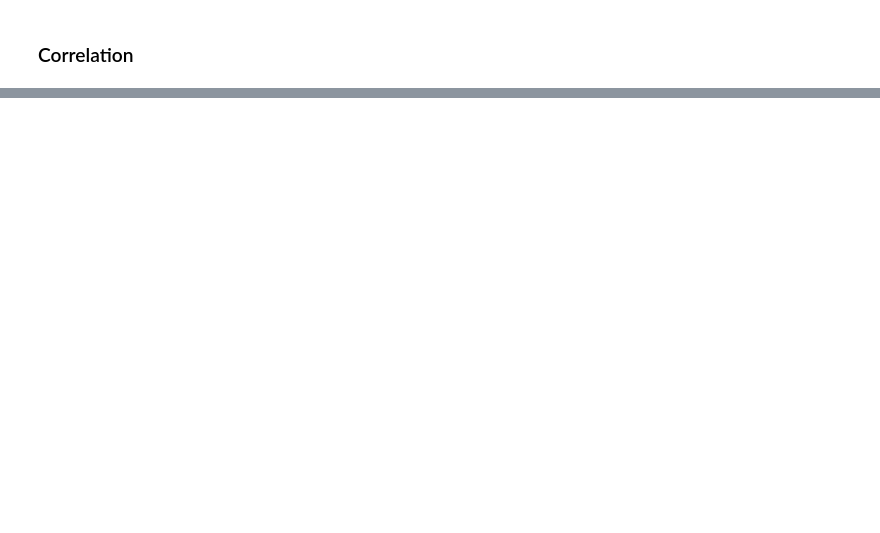
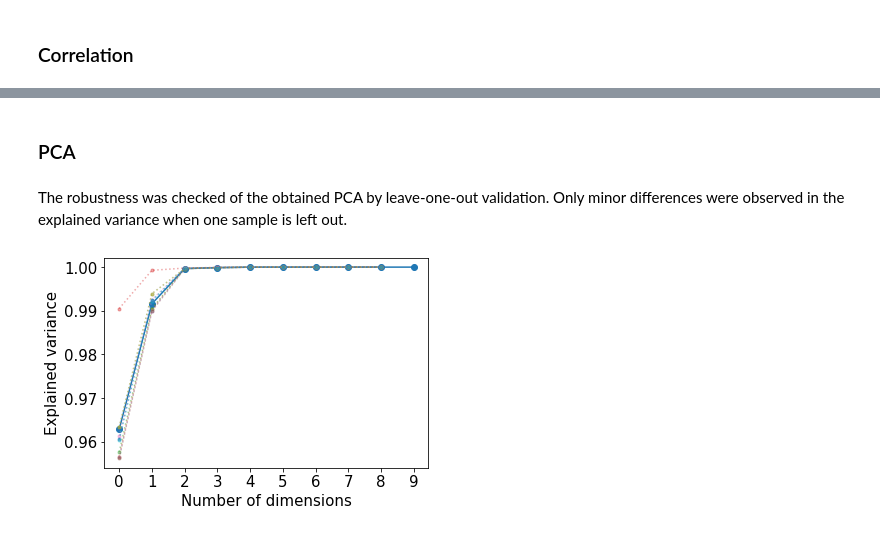
Before and after one commit to mirjamdebruin/impurity_profiling, a Jupyter notebook: impurity_profiling.ipynb, the cells around one changed output, grey strips where cells are left out. Cells and saved outputs as stored; diff of their text form; code cells hidden in the pictures; blank space fills up the shorter version.

```diff
--- a/impurity_profiling.ipynb
+++ b/impurity_profiling.ipynb
@@ -20,3 +22,4 @@ In the wide format, each row is an experiment.
 # %%
-long = pd.read_csv(f'data/Data_Fentanyl_All_Normalized.csv', sep=';', header=0)
+#All data in long list format
+long = pd.read_csv(f'./data.csv', sep=';', header=0)
 # %%
@@ -37,7 +38,9 @@ selected_long['Experiment'] = (
 )
 # %%
+#All data in wide list format
 selected_wide = selected_long.pivot_table(
     index=["Synthesis", "N", "Incubation", "Storage"],
     columns='Compound'
-).fillna(0)
+)
+selected_wide.fillna(0, inplace=True)
 # %%
@@ -122,14 +71,0 @@ We check robustness of the obtained PCA by leave-one-out validation. We observe
-# %%
-pca = PCA()
-pca.fit(selected_wide)
-
-for leaveout in selected_wide.index:
-    pca.fit(selected_wide.drop(leaveout))
-    plt.plot(np.cumsum(pca.explained_variance_ratio_), alpha=.7, ls=':', marker='.')
-
-plt.plot(np.cumsum(pca.explained_variance_ratio_), marker='o')
-plt.xlabel("Number of dimensions", fontsize = 15)
-plt.ylabel("Explained variance", fontsize = 15)
-plt.xticks(np.arange(0, 10, step=1),fontsize=15)
-plt.yticks(fontsize=15)
-plt.gcf().subplots_adjust(bottom=0.15, left = 0.15)
@@ -249,0 +78,28 @@ array([2.11577486])
+# %% [markdown]
+### PCA
+# %% [markdown]
+The robustness was checked of the obtained PCA by leave-one-out validation. Only minor differences were observed in the explained variance when one sample is left out.
+# %%
+pca = PCA()
+pca.fit(selected_wide)
+plt.plot(np.cumsum(pca.explained_variance_ratio_), marker='o')
+
+markup = dict(fontsize=15)
+
+for leaveout in selected_wide.index:
+    pca.fit(selected_wide.drop(leaveout))
+    plt.plot(
+        np.cumsum(pca.explained_variance_ratio_),
+        alpha=.4,
+        ls=':',
+        marker='.'
+    )
+
+plt.xlabel("Number of dimensions", **markup)
+plt.ylabel("Explained variance", **markup)
+plt.xticks(np.arange(0, 10, step=1), **markup)
+plt.yticks(**markup)
+plt.gcf().subplots_adjust(bottom=0.15, left = 0.15)
+plt.savefig('fig/S3.pdf')
+# %% [output]
+[figure, added]
```
Also changed, not shown: parts of 44 cells of this notebook, 11 other files.
